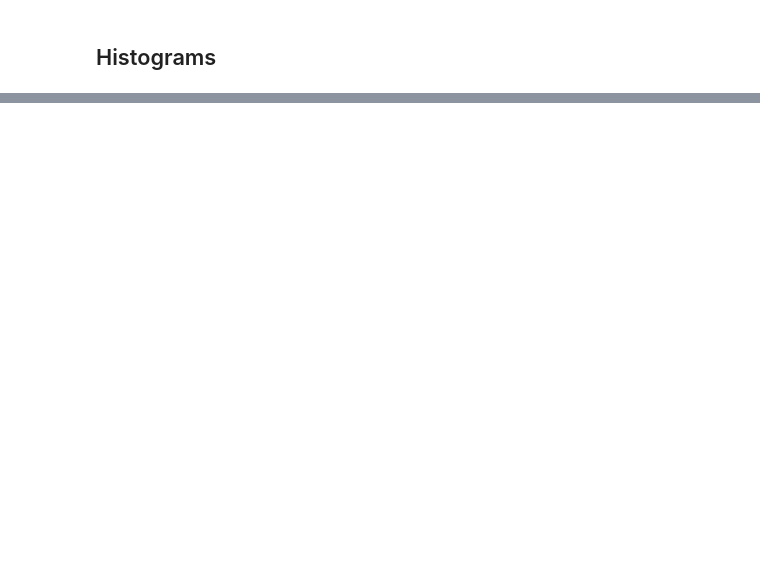
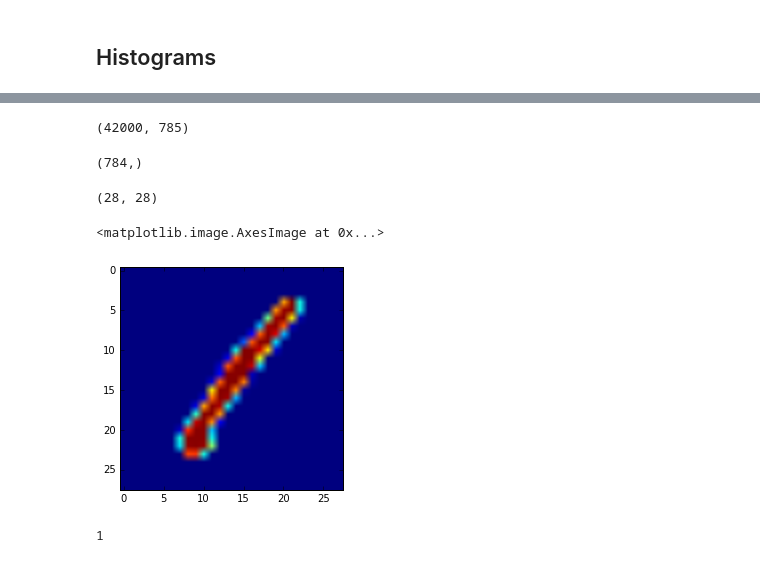
Before and after one commit to mjjw/python, a Jupyter notebook: deeplearningprerequisites.ipynb, the cells around one changed output, grey strips where cells are left out. Cells and saved outputs as stored; diff of their text form; code cells hidden in the pictures; blank space fills up the shorter version.

```diff
--- a/deeplearningprerequisites.ipynb
+++ b/deeplearningprerequisites.ipynb
@@ -864,0 +973,27 @@ plt.show()
+# %%
+df = pd.read_csv('/home/mike/Downloads/train.csv')
+# %%
+df.shape
+# %% [output]
+(42000, 785)
+# %%
+M = df.as_matrix()
+im = M[0,1:]
+im.shape
+# %% [output]
+(784,)
+# %%
+im = im.reshape(28,28)
+# %%
+im.shape
+# %% [output]
+(28, 28)
+# %%
+plt.imshow(im)
+# %% [output]
+<matplotlib.image.AxesImage at 0x...>
+[figure, added]
+# %%
+M[0,0]
+# %% [output]
+1
```
Also changed, not shown: parts of 39 cells of this notebook.
